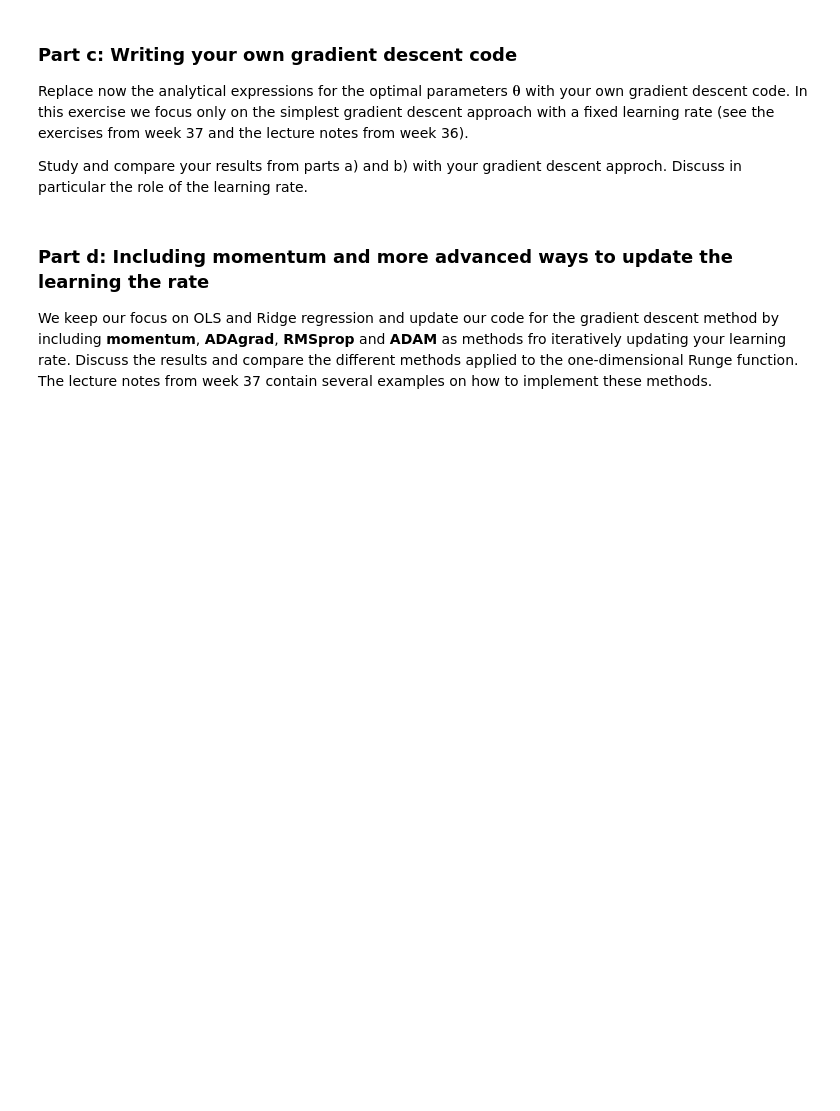
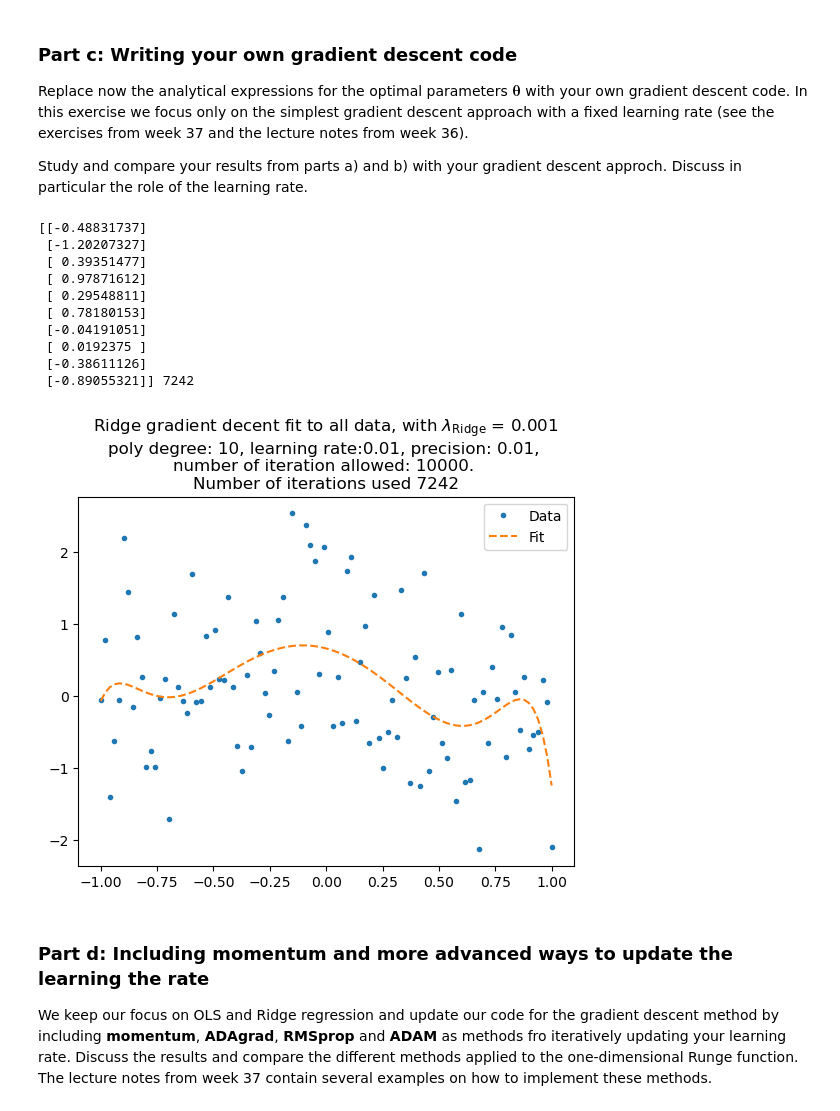
Before and after one commit to Waerstad/4155-Project-1, a Jupyter notebook: Code/project1_main.ipynb, the cells around one changed output. Cells and saved outputs as stored; diff of their text form; code cells hidden in the pictures; blank space fills up the shorter version.

Commit message:
Add gradient and grad_decent functions, code tested sucessfully

```diff
--- a/Code/project1_main.ipynb
+++ b/Code/project1_main.ipynb
@@ -571,3 +626,58 @@ descent approch. Discuss in particular the role of the learning rate.
+# %%
+# Simple gradient decent Ridge for very specified case
+np.random.seed(2025)
+
+# Number of data points
+n = 100
+
+# Setting up data
+x = np.linspace(-1, 1, n)
+y = Runge_func(x) + np.random.normal(0, 1, size=n)
+
+poly_deg = 10
+
+X = polynomial_features(x, poly_deg, intercept=False)
+theta_start = np.ones([np.shape(X)[1]])
+
+# Scaling of the data
+scaler = StandardScaler()   # initialize scaler method
+scaler.fit(X)    # only base the scaling on X_train, to prevent data leakage from X_test
+X = scaler.transform(X)
+y_offset = np.mean(y) # Nesecarry to add this to the y prediction since we have not used intercept parameter
+
+ridge_lambda = 0.001
+
+learning_rate = 0.01
+precision = 0.01
+num_iterations = 10000
+
+
+theta, iterations = simple_gradient_decent_Ridge(X, y, theta_start, n, ridge_lambda=ridge_lambda, eta=learning_rate, precision=precision, num_iter=num_iterations)
+fit = X @ theta + y_offset
+
+print(theta, iterations)
+plt.plot(x, y, ".", label="Data")
+plt.plot(x, fit, "--", label="Fit")
+plt.title(f"Ridge gradient decent fit to all data, with $\lambda_\\text{{Ridge}}$ = {ridge_lambda} \n"
+          f"poly degree: {poly_deg}, learning rate:{learning_rate}, precision: {precision}, \n"
+          f"number of iteration allowed: {num_iterations}. \n"
+          f"Number of iterations used {iterations}"
+         )
+plt.legend()
+plt.show()
+plt.close()
+# %% [output]
+[[-0.48831737]
+ [-1.20207327]
+ [ 0.39351477]
+ [ 0.97871612]
+ [ 0.29548811]
+ [ 0.78180153]
+ [-0.04191051]
+ [ 0.0192375 ]
+ [-0.38611126]
+ [-0.89055321]] 7242
+[figure, added]
 # %% [markdown]
 ### Part d: Including momentum and more advanced ways to update the learning the rate
 
```
Also changed, not shown: parts of 9 cells of this notebook.
